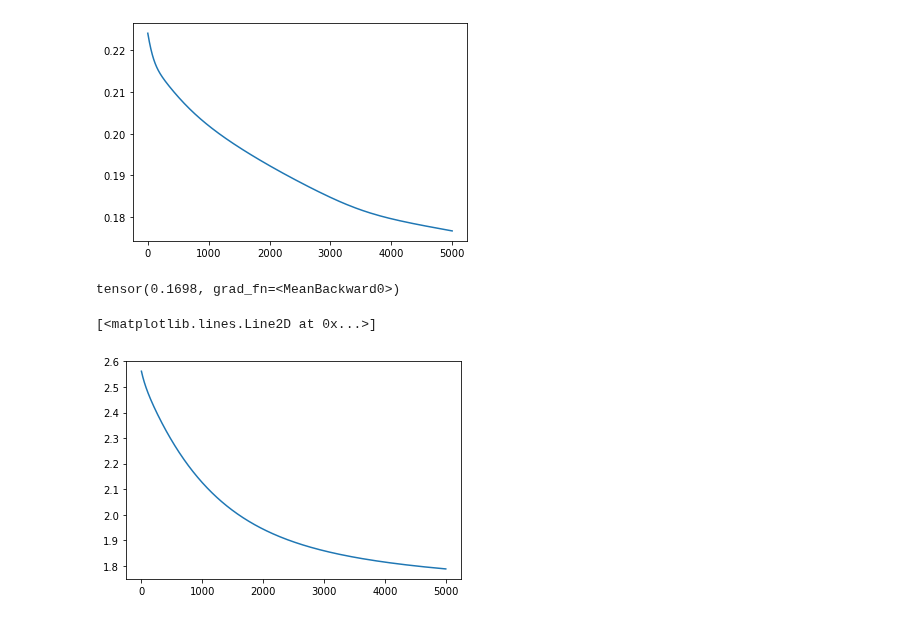
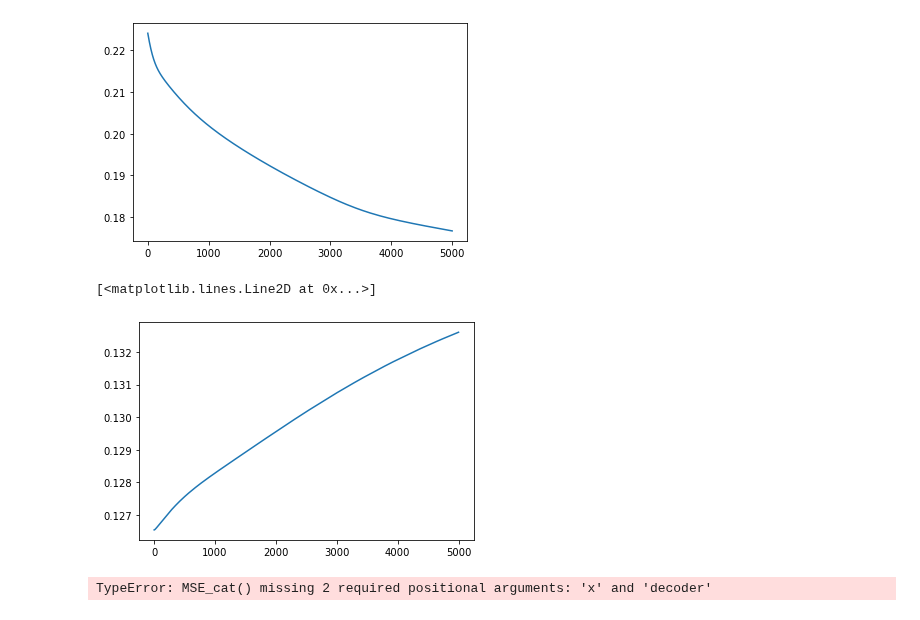
Before and after one commit to simonebmalerba/neural_VAE, a Jupyter notebook: Analysis.ipynb, the cells around one changed output. Cells and saved outputs as stored; diff of their text form; code cells hidden in the pictures.

```diff
--- a/Analysis.ipynb
+++ b/Analysis.ipynb
@@ -21,12 +21,13 @@ x_min,x_max = x_sorted[0,:].item(),x_sorted[-1,:].item()
 print(x_min,x_max)
 
 #encoder = CategoricalEncoder(mu0,sigma0,q0)
-N=40
+N=50
 decoder = MoGDecoder(N,x_min,x_max)
 encoder = CategoricalEncoder(decoder.mus.transpose(0,1),torch.exp(decoder.log_sigmas).transpose(0,1),decoder.qs.transpose(0,1))
 
 #Define optimizer and parameters to iterate on
 params =  decoder.parameters()
-optimizer = torch.optim.SGD(params,0.01)
+optimizer = torch.optim.SGD(params,0.01,momentum=0.9)
 loss = simplified_loss(x_data,decoder)
+encoder.a.shape
 # %% [output]
@@ -51,7 +53,7 @@ plt.plot(mseVec)
 [figure]
 # %%
 params =  list(encoder.parameters())+list(decoder.parameters())
-optimizer = torch.optim.SGD(params,0.01)
+optimizer = torch.optim.SGD(params,0.01,momentum=0.9)
 lossVec = []
 mseVec = []
 for epoch in range(N_EPOCHS):
@@ -61,17 +63,17 @@ for epoch in range(N_EPOCHS):
     #loss = simplified_loss(x_data,decoder)
     lossVec.append(loss.item())
     #print(torch.softmax(decoder.qs,dim=1))
-    mse = MSE(x_data,encoder,decoder)
+    mse = MSE_cat(x_data,decoder,encoder)
     mseVec.append(mse.item())
     optimizer.zero_grad()
     loss.backward()
     optimizer.step()
-# %%
-MSE(x_data,decoder)
-# %% [output]
-tensor(0.1698, grad_fn=<MeanBackward0>)
 # %%
-plt.plot(lossVec)
+plt.plot(mseVec)
 # %% [output]
 [<matplotlib.lines.Line2D at 0x...>]
-[figure, old version]
+[figure, new version]
+# %%
+MSE_cat()
+# %% [output]
+TypeError: MSE_cat() missing 2 required positional arguments: 'x' and 'decoder'
```
Also changed, not shown: parts of 1 cell of this notebook, 4 other files.
